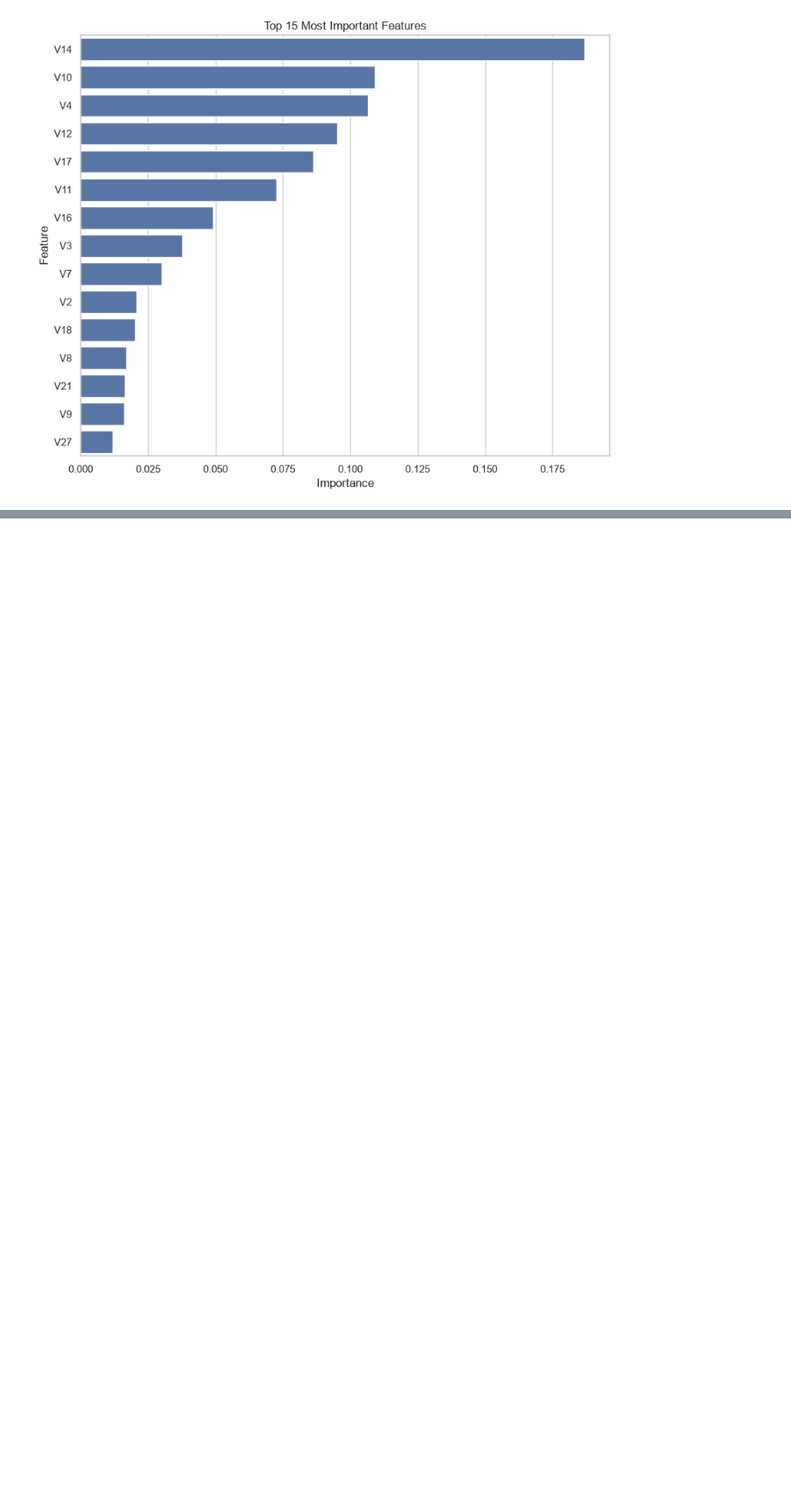
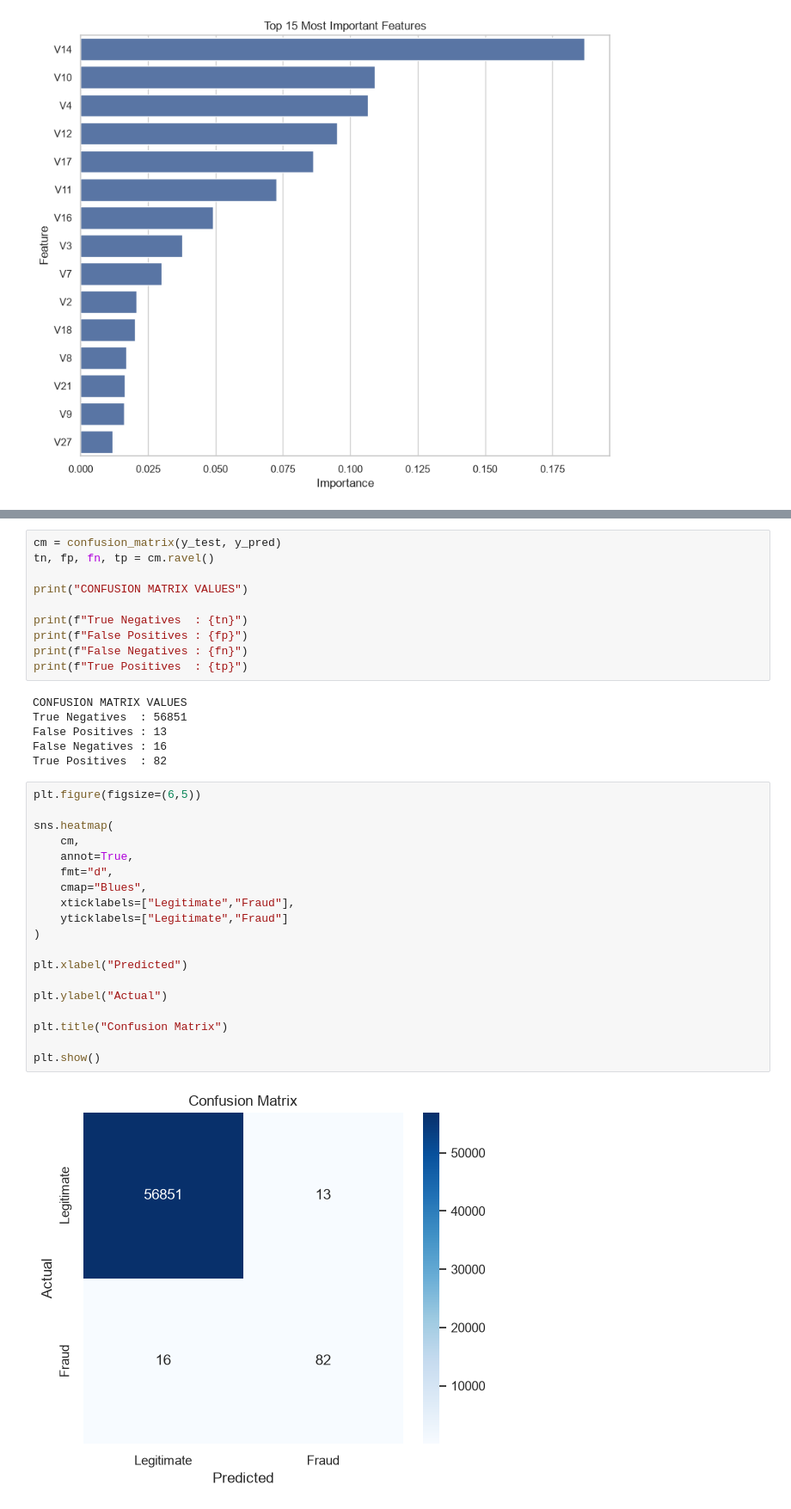
Before and after one commit to meerkanani-40/Credit-Card-Fraud-Detection, a Jupyter notebook: Credit_Card_Fraud_Detection.ipynb, the cells around one changed output, grey strips where cells are left out. Shown at 86% size. Drawn from its saved outputs; the diff is of its cells as text; blank space fills up the shorter version.

```diff
--- a/Credit_Card_Fraud_Detection.ipynb
+++ b/Credit_Card_Fraud_Detection.ipynb
@@ -2210,0 +2243,37 @@ plt.show()
+# %%
+cm = confusion_matrix(y_test, y_pred)
+tn, fp, fn, tp = cm.ravel()
+
+print("CONFUSION MATRIX VALUES")
+
+print(f"True Negatives  : {tn}")
+print(f"False Positives : {fp}")
+print(f"False Negatives : {fn}")
+print(f"True Positives  : {tp}")
+# %% [output]
+CONFUSION MATRIX VALUES
+True Negatives  : 56851
+False Positives : 13
+False Negatives : 16
+True Positives  : 82
+# %%
+plt.figure(figsize=(6,5))
+
+sns.heatmap(
+    cm,
+    annot=True,
+    fmt="d",
+    cmap="Blues",
+    xticklabels=["Legitimate","Fraud"],
+    yticklabels=["Legitimate","Fraud"]
+)
+
+plt.xlabel("Predicted")
+
+plt.ylabel("Actual")
+
+plt.title("Confusion Matrix")
+
+plt.show()
+# %% [output]
+[figure, added]
```
Also changed, not shown: parts of 12 cells of this notebook.
